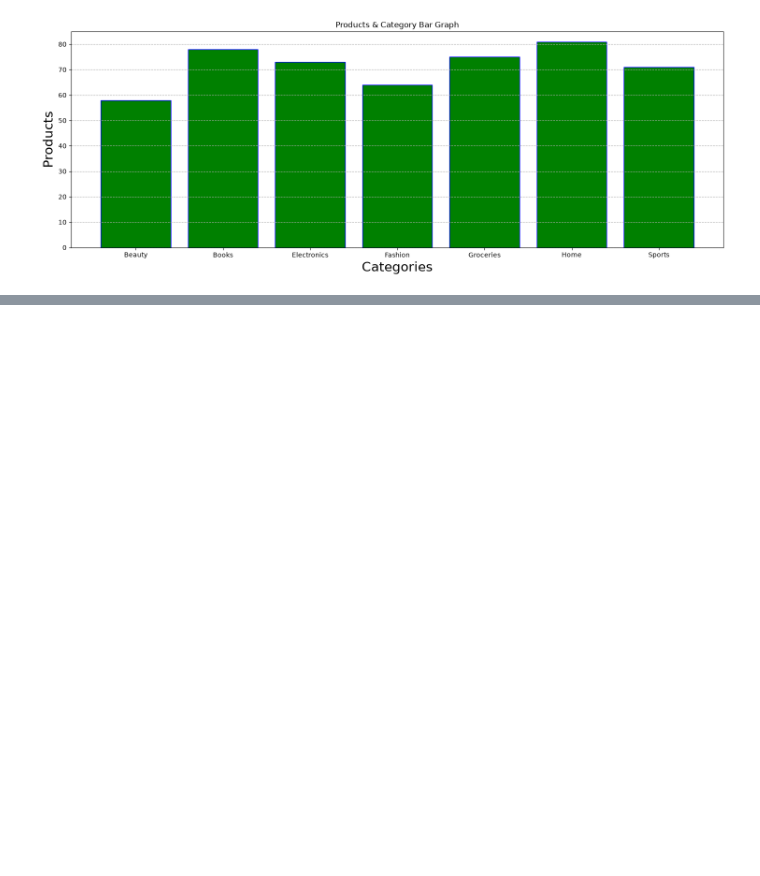
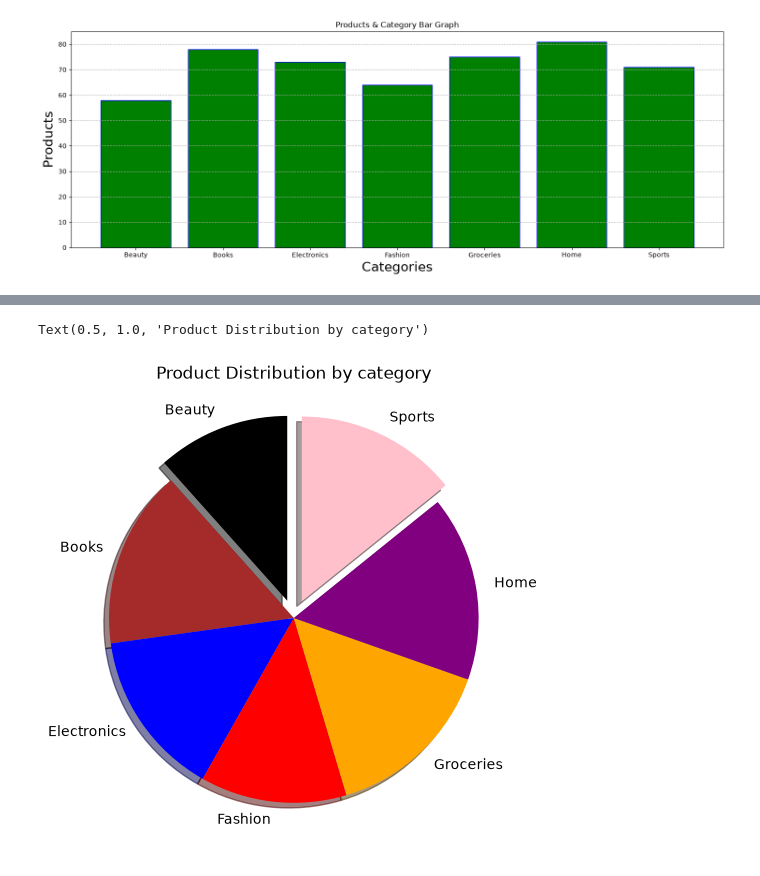
Before and after one commit to maheshbasnet089/AI-UDAAN-SERIES, a Jupyter notebook: matplotlib.ipynb, the cells around one changed output, grey strips where cells are left out. Drawn from its saved outputs; the diff is of its cells as text; code cells hidden in the pictures; blank space fills up the shorter version.

```diff
--- a/matplotlib.ipynb
+++ b/matplotlib.ipynb
@@ -35,3 +35,6 @@ plt.title("Products & Category Bar Graph")
 plt.grid(axis="y",linestyle="--",alpha=1)
 # %% [output]
 [figure]
+# %%
+category = dd.groupby("Category")["Product"].count()
+category
@@ -37,0 +51,17 @@ plt.grid(axis="y",linestyle="--",alpha=1)
+# %%
+import matplotlib.pyplot as plt
+colors = [
+    "#000",
+    "brown",
+    "blue",
+    "red",
+    "orange",
+    "purple",
+    "pink"
+]
+plt.figure(figsize=(14,6))
+plt.pie(category.values,labels=category.index,colors=colors,shadow=True, startangle=90,explode=(0.1,0,0,0,0,0,0.1))
+plt.title("Product Distribution by category")
+# %% [output]
+Text(0.5, 1.0, 'Product Distribution by category')
+[figure, added]
```
Also changed, not shown: parts of 4 cells of this notebook.
